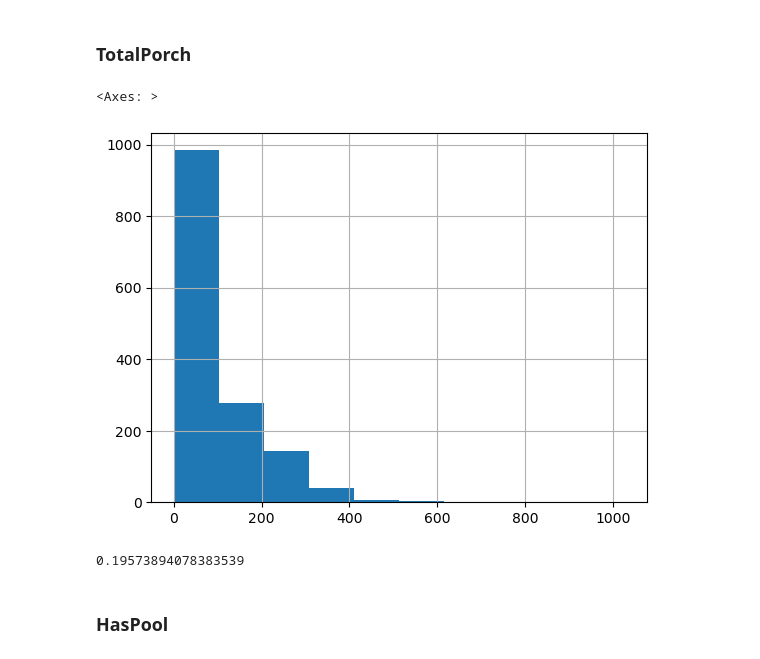
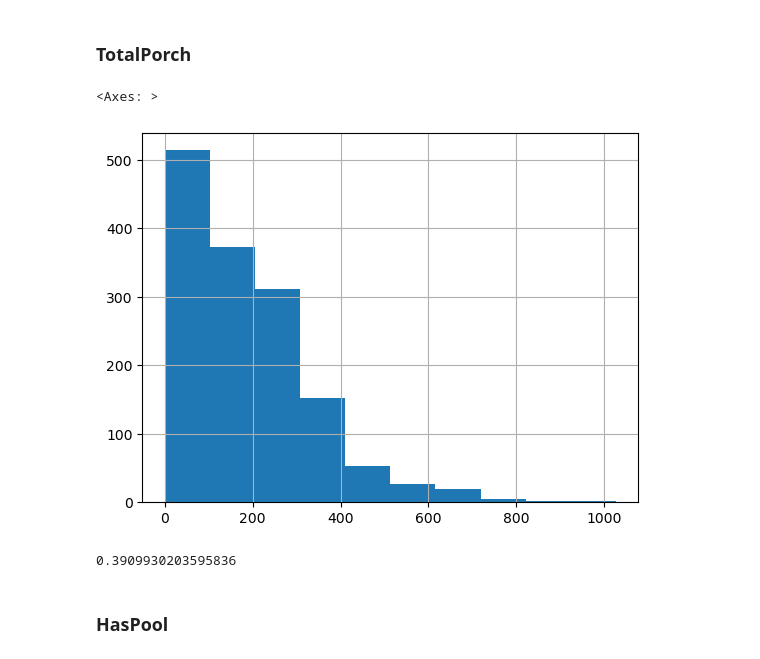
Before and after one commit to Chocomilkteaa/House-Prices, a Jupyter notebook: eda2.ipynb, the cells around one changed output. Saved outputs shown, nothing was run; the diff lists cells and outputs as text; code cells hidden in the pictures.

```diff
--- a/eda2.ipynb
+++ b/eda2.ipynb
@@ -18,9 +19,6 @@ test_data = pd.read_csv('./Data/test.csv')
 # %% [markdown]
 # Preprocessing
 # %%
-train_data = pd.read_csv('./Data/train.csv')
-test_data = pd.read_csv('./Data/test.csv')
-
 feature = 'MSSubClass'
 train_data[feature] = train_data[feature].apply(lambda x: str(x))
 test_data[feature] = test_data[feature].apply(lambda x: str(x))
@@ -611,7 +673,7 @@ train_data['SalePrice'].corr(train_data['YearSinceRemod'])
 # %% [markdown]
 ### TotalBath
 # %%
-train_data['TotalBath'] = train_data[['FullBath', 'HalfBath', 'BsmtFullBath', 'BsmtHalfBath']].sum(axis=1)
+train_data['TotalBath'] = train_data[['FullBath', 'BsmtFullBath']].sum(axis=1) + 0.5 * train_data[['HalfBath', 'BsmtHalfBath']].sum(axis=1)
 train_data['TotalBath'].value_counts()
 # %% [output]
 TotalBath
@@ -629,15 +704,15 @@ train_data['SalePrice'].corr(train_data['TotalBath'])
 # %% [markdown]
 ### TotalPorch
 # %%
-train_data['TotalPorch'] = train_data[['OpenPorchSF', 'EnclosedPorch', '3SsnPorch', 'ScreenPorch']].sum(axis=1)
+train_data['TotalPorch'] = train_data[['OpenPorchSF', 'EnclosedPorch', '3SsnPorch', 'ScreenPorch', 'WoodDeckSF']].sum(axis=1)
 train_data['TotalPorch'].hist()
 # %% [output]
 <Axes: >
-[figure, old version]
+[figure, new version]
 # %%
 train_data['SalePrice'].corr(train_data['TotalPorch'])
 # %% [output]
-0.19573894078383539
+0.3909930203595836
 # %% [markdown]
 ### HasPool
 # %%
```
Also changed, not shown: parts of 15 cells of this notebook, 2 other files.
